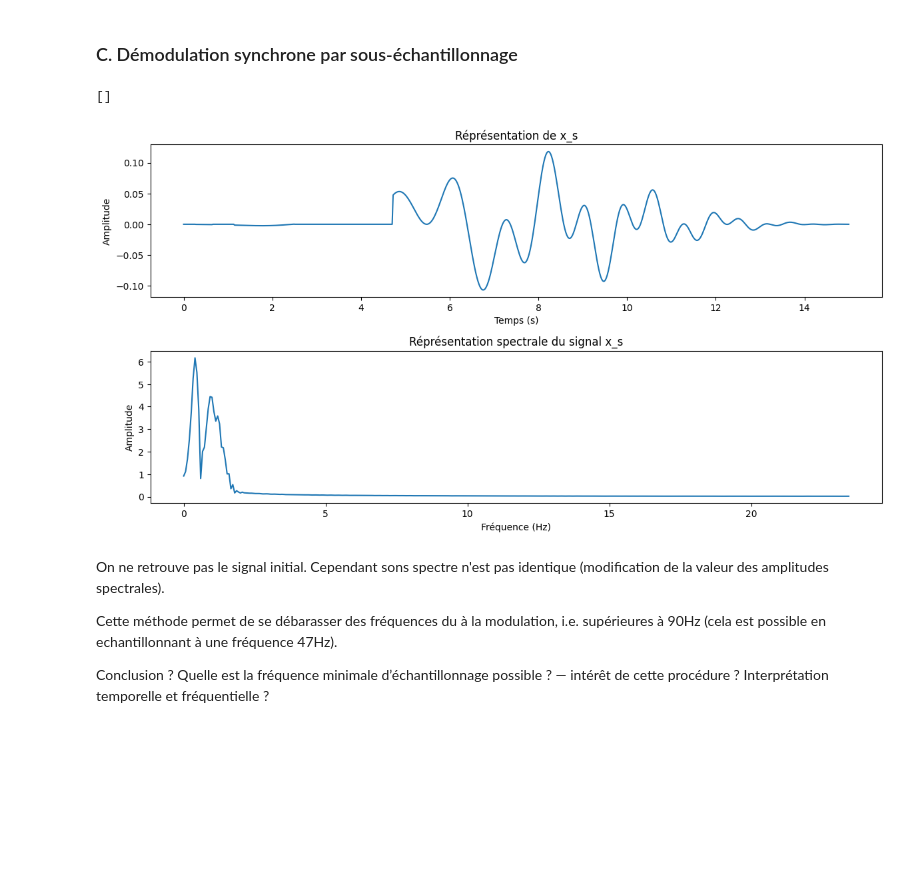
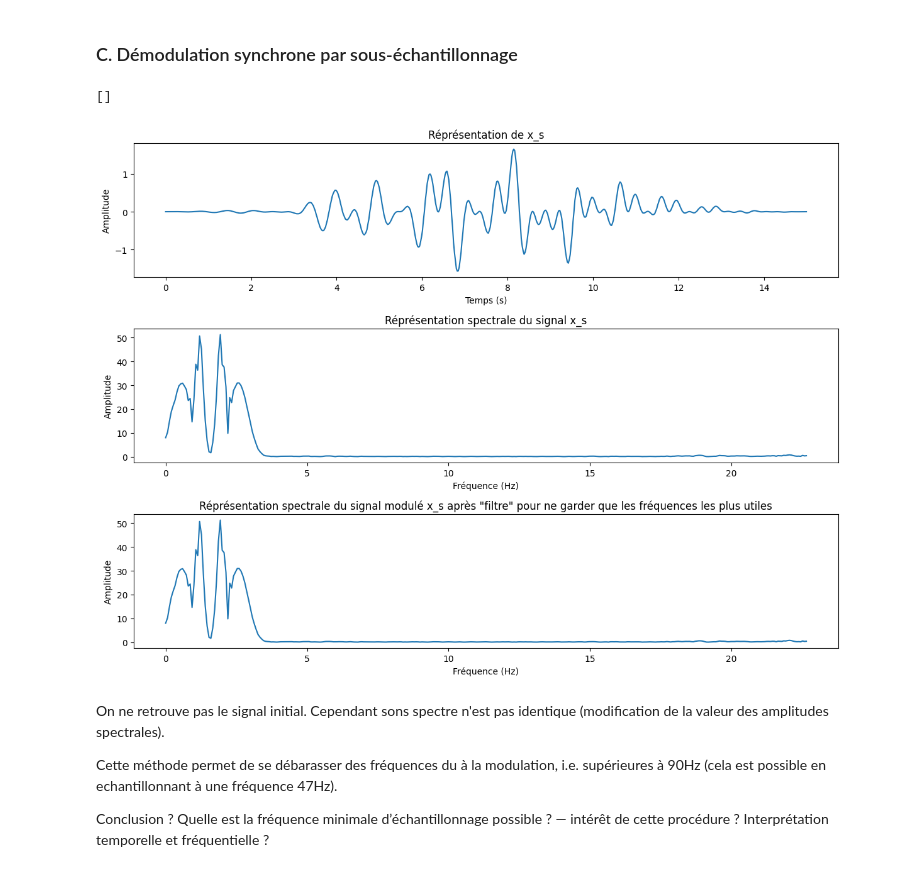
Before and after one commit to TomSchippke/PROJETS_S2, a Jupyter notebook: Mini_Projet_LAGARDE_SCHIPPKE.ipynb, the cells around one changed output. Drawn from its saved outputs; the diff is of its cells as text; code cells hidden in the pictures; blank space fills up the shorter version.

```diff
--- a/Mini_Projet_LAGARDE_SCHIPPKE.ipynb
+++ b/Mini_Projet_LAGARDE_SCHIPPKE.ipynb
@@ -508,8 +510,9 @@ d’échantillonnage possible ?
 ### C. Démodulation synchrone par sous-échantillonnage
 # %%
 n=1
+
 N_m=len(x_m)
-f_s=fc/n
+f_s=fc/n-np.pi/2
 dt=1/f_s #pas d'échantillonnage
 
 x_s=[]
@@ -517,39 +520,49 @@ t1=[]
 t_comp=int(0)
 
 while t_comp<T:
-
     indice=int(np.floor(t_comp*N_m/T))
     x_s.append(x_m[indice])
     t1.append(t_comp)
     t_comp+=dt
 
 x_s=np.array(x_s)
 t1=np.array(t1)
 
 #Représentation temporelle du signal
 plt.figure(figsize=(12, 9))
 
 plt.subplot(3, 1, 1)
 plt.plot(t1,x_s)
 plt.xlabel('Temps (s)')
 plt.ylabel('Amplitude')
 plt.title('Réprésentation de x_s')
 
 
 X_s=np.fft.fft(x_s)
 freq_s=np.fft.fftfreq(len(X_s), d=1/f_s)
 
 plt.subplot(3, 1, 2)
 plt.plot(freq_s[freq_s>=0],np.abs(X_s[freq_s>=0]))
 plt.xlabel('Fréquence (Hz)')
 plt.ylabel('Amplitude')
 plt.title('Réprésentation spectrale du signal x_s')
 
+indice_à_garder = np.abs(X_s) > 0.01
+X_s_tild=X_s[indice_à_garder]
+freq_s_tild=freq_s[indice_à_garder]
+
+plt.subplot(3, 1, 3)
+
+plt.plot(freq_s_tild[freq_s_tild>=0],np.abs(X_s_tild[freq_s_tild>=0]))
+plt.xlabel('Fréquence (Hz)')
+plt.ylabel('Amplitude')
+plt.title('Réprésentation spectrale du signal modulé x_s après "filtre" pour ne garder que les fréquences les plus utiles')
+
 plt.tight_layout()
 plt.plot()
 # %% [output]
 []
-[figure, old version]
+[figure, new version]
 # %% [markdown]
 On ne retrouve pas le signal initial. Cependant sons spectre n'est pas identique (modification de la valeur des amplitudes spectrales).
 
```
Also changed, not shown: parts of 10 cells of this notebook.
